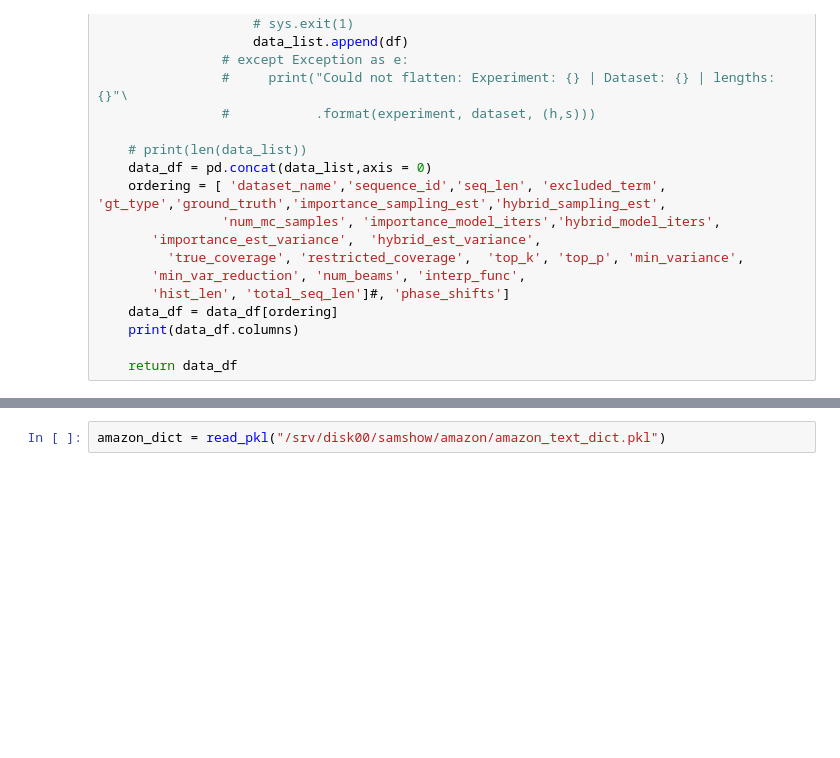
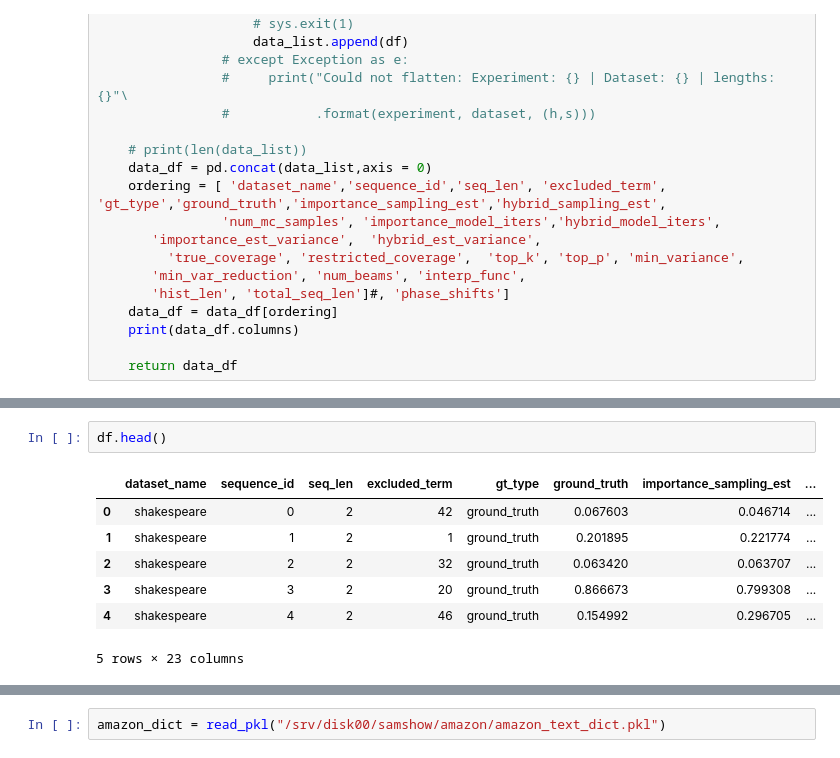
Before and after one commit to vshah99/prob_seq_queries_nnproject, a Jupyter notebook: notebooks/flatten_dataset.ipynb, the cells around one changed output, grey strips where cells are left out. Saved outputs shown, nothing was run; the diff lists cells and outputs as text; blank space fills up the shorter version.

```diff
--- a/notebooks/flatten_dataset.ipynb
+++ b/notebooks/flatten_dataset.ipynb
@@ -319,3 +345,13 @@ Index(['dataset_name', 'sequence_id', 'seq_len', 'excluded_term', 'gt_type',
+# %%
+df.head()
+# %% [output]
+|  | dataset_name | sequence_id | seq_len | excluded_term | gt_type | ground_truth | importance_sampling_est | ... |
+| 0 | shakespeare | 0 | 2 | 42 | ground_truth | 0.067603 | 0.046714 | ... |
+| 1 | shakespeare | 1 | 2 | 1 | ground_truth | 0.201895 | 0.221774 | ... |
+| 2 | shakespeare | 2 | 2 | 32 | ground_truth | 0.063420 | 0.063707 | ... |
+| 3 | shakespeare | 3 | 2 | 20 | ground_truth | 0.866673 | 0.799308 | ... |
+| 4 | shakespeare | 4 | 2 | 46 | ground_truth | 0.154992 | 0.296705 | ... |
+5 rows × 23 columns
 # %%
 # df = df[df['phase_shifts'] > 10]
 plt.scatter(df['ground_truth'],df['importance_sampling_est'])
```
Also changed, not shown: parts of 8 cells of this notebook, 12 other files.
